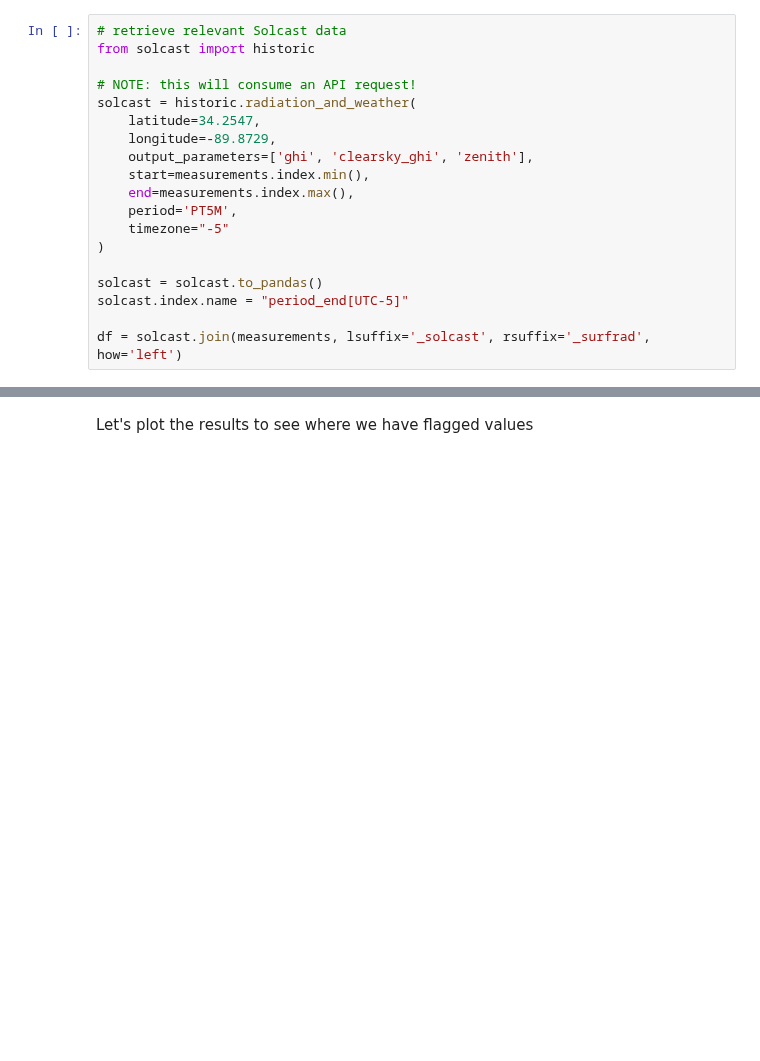
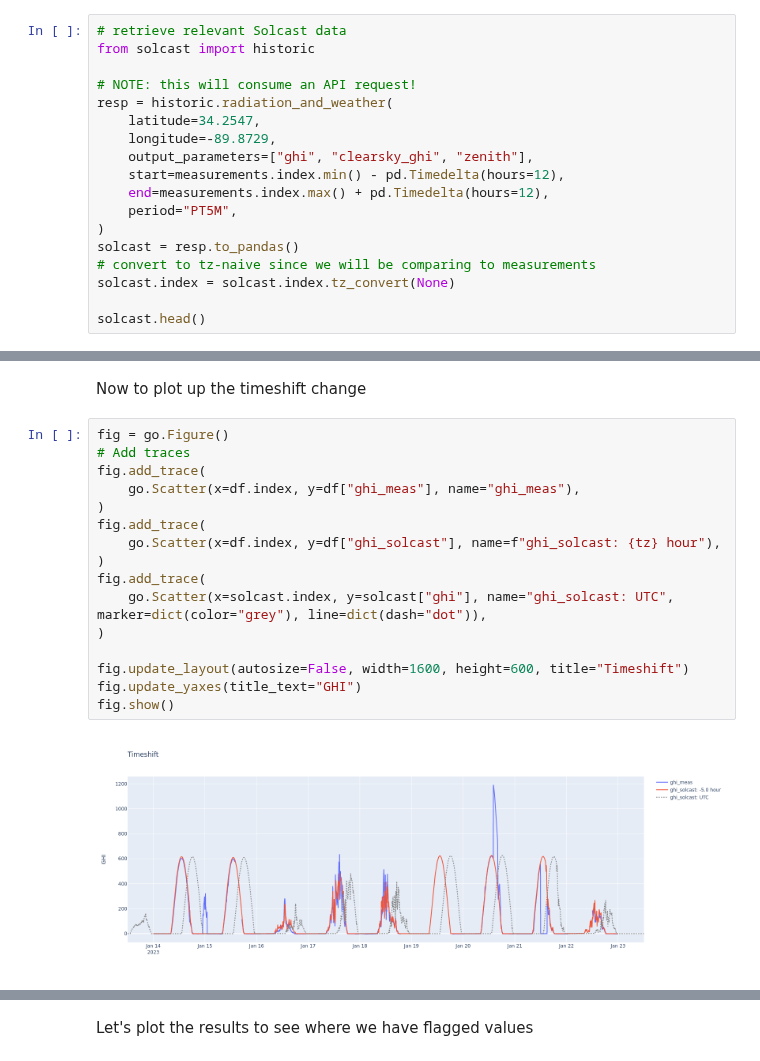
Before and after one commit to Solcast/solcast-api-python-sdk, a Jupyter notebook: docs/notebooks/Measurements Quality Assessments using data from the Solcast API.ipynb, the cells around one changed output, grey strips where cells are left out. Saved outputs shown, nothing was run; the diff lists cells and outputs as text; blank space fills up the shorter version.

```diff
--- a/docs/notebooks/Measurements Quality Assessments using data from the Solcast API.ipynb
+++ b/docs/notebooks/Measurements Quality Assessments using data from the Solcast API.ipynb
@@ -25,17 +32,16 @@ measurements = pd.read_csv('dataset.csv', index_col=0, parse_dates=True)
 from solcast import historic
 
 # NOTE: this will consume an API request!
-solcast = historic.radiation_and_weather(
+resp = historic.radiation_and_weather(
     latitude=34.2547,
     longitude=-89.8729,
-    output_parameters=['ghi', 'clearsky_ghi', 'zenith'],
-    start=measurements.index.min(),
-    end=measurements.index.max(),
-    period='PT5M',
-    timezone="-5"
+    output_parameters=["ghi", "clearsky_ghi", "zenith"],
+    start=measurements.index.min() - pd.Timedelta(hours=12),
+    end=measurements.index.max() + pd.Timedelta(hours=12),
+    period="PT5M",
 )
+solcast = resp.to_pandas()
+# convert to tz-naive since we will be comparing to measurements
+solcast.index = solcast.index.tz_convert(None)
 
-solcast = solcast.to_pandas()
-solcast.index.name = "period_end[UTC-5]"
-
-df = solcast.join(measurements, lsuffix='_solcast', rsuffix='_surfrad', how='left')
+solcast.head()
@@ -83,2 +104,22 @@ hour of day with maximum irradiance:  12
+# %% [markdown]
+Now to plot up the timeshift change
+# %%
+fig = go.Figure()
+# Add traces
+fig.add_trace(
+    go.Scatter(x=df.index, y=df["ghi_meas"], name="ghi_meas"),
+)
+fig.add_trace(
+    go.Scatter(x=df.index, y=df["ghi_solcast"], name=f"ghi_solcast: {tz} hour"),
+)
+fig.add_trace(
+    go.Scatter(x=solcast.index, y=solcast["ghi"], name="ghi_solcast: UTC", marker=dict(color="grey"), line=dict(dash="dot")),
+)
+
+fig.update_layout(autosize=False, width=1600, height=600, title="Timeshift")
+fig.update_yaxes(title_text="GHI")
+fig.show()
+# %% [output]
+[figure, added]
 # %% [markdown]
 ## Missing and Stale data
```
Also changed, not shown: parts of 25 cells of this notebook.
